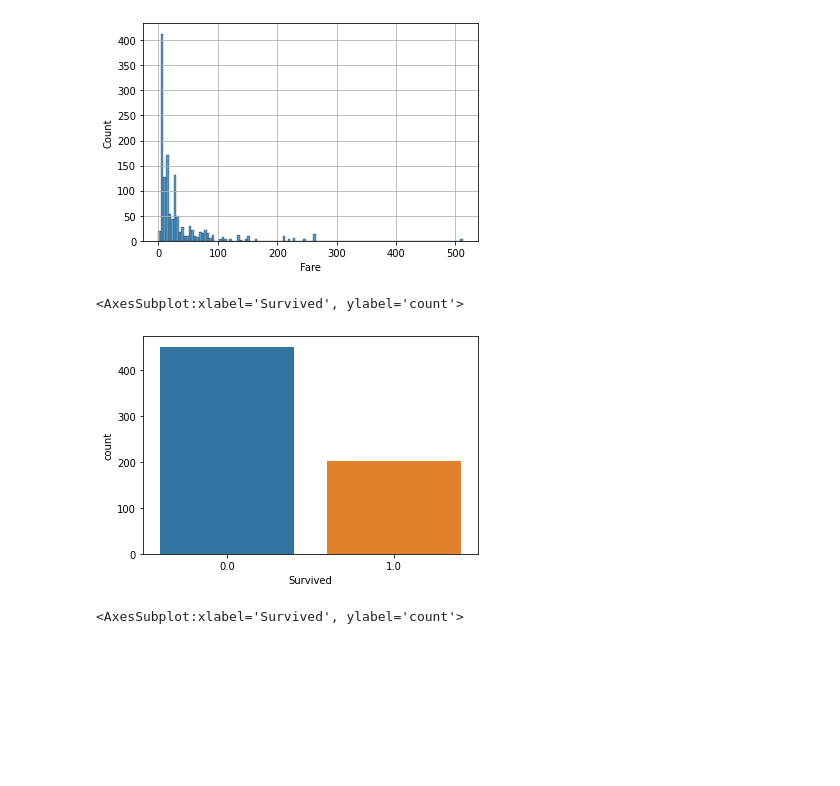
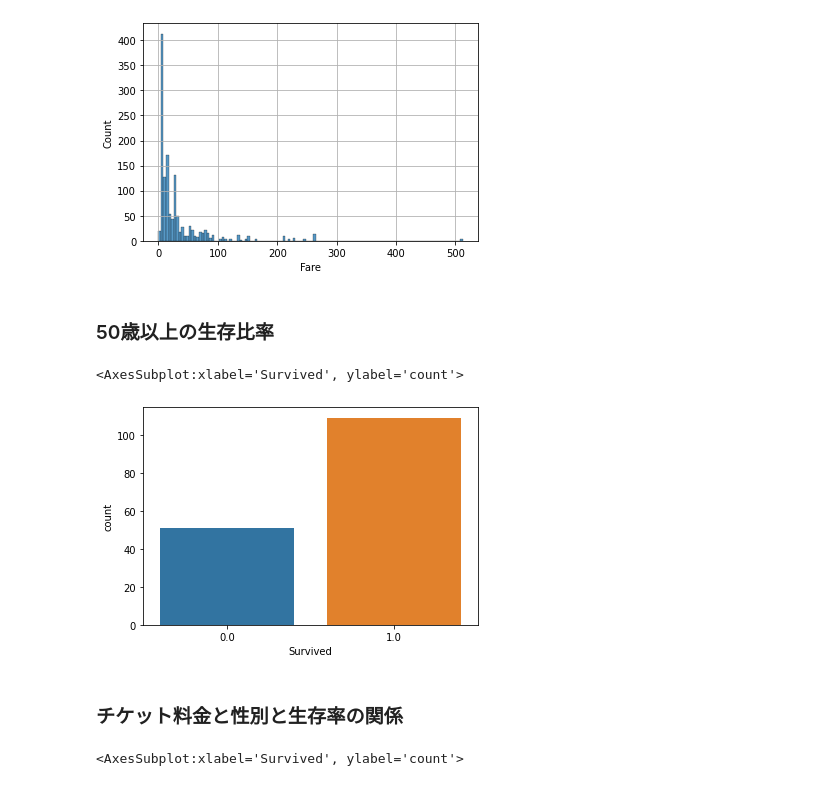
Before and after one commit to kanameg/ml4se, a Jupyter notebook: python/src/data_analysis.ipynb, the cells around one changed output. Saved outputs shown, nothing was run; the diff lists cells and outputs as text; code cells hidden in the pictures; blank space fills up the shorter version.

```diff
--- a/python/src/data_analysis.ipynb
+++ b/python/src/data_analysis.ipynb
@@ -64,4 +68,4 @@ data['Fare'].fillna(np.mean(data['Fare']), inplace=True)
 
 """ 年齢と客室クラスは相関があるので、クラス毎の平均で補完
 """
-data['Age'] = data.groupby('Pclass').transform(lambda x: x.fillna(x.mean()))['Age']
+data['Age'] = data.groupby('Pclass').transform(lambda d: d.fillna(d.mean()))['Age']
@@ -119,11 +137,15 @@ plt.xlabel('Fare')
 plt.grid(True)
 # %% [output]
 [figure]
+# %% [markdown]
+### 50歳以上の生存比率
 # %%
-sns.countplot(data=data[data['Fare'] < 30], x='Survived')
+sns.countplot(data=data[data['Fare'] > 50], x='Survived')
 # %% [output]
 <AxesSubplot:xlabel='Survived', ylabel='count'>
-[figure, old version]
+[figure, new version]
+# %% [markdown]
+### チケット料金と性別と生存率の関係
 # %%
 """ 料金ごとに生存数がどのように違うかを視覚化
 """
```
Also changed, not shown: parts of 14 cells of this notebook.
